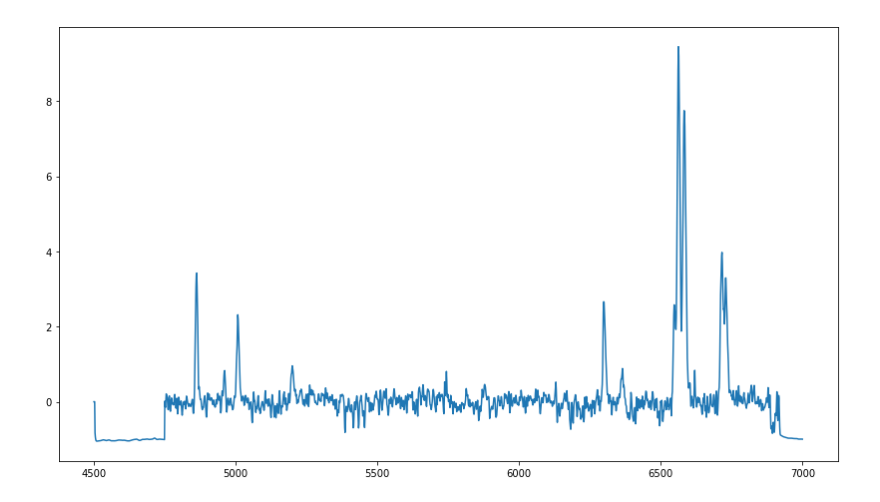
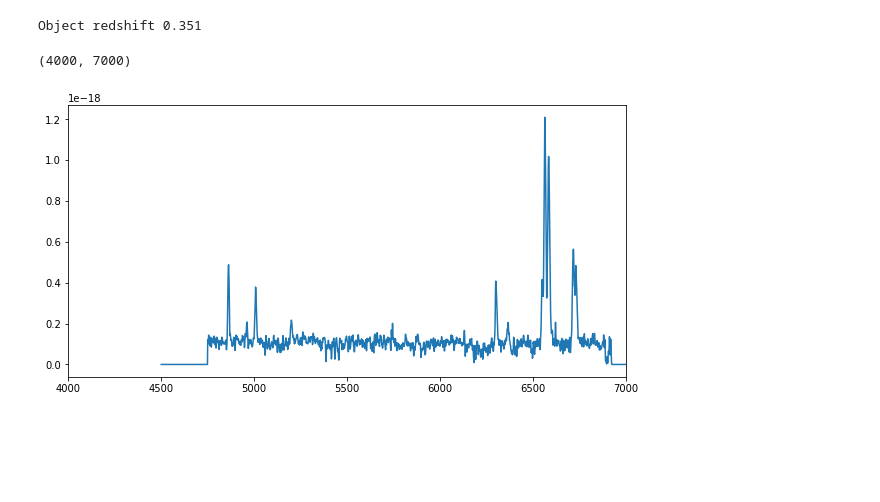
Before and after one commit to miguelverdugo/pyFADO, a Jupyter notebook: notebooks/example_pyFADO.ipynb, the cells around one changed output. Saved outputs shown, nothing was run; the diff lists cells and outputs as text; code cells hidden in the pictures; blank space fills up the shorter version.

```diff
--- a/notebooks/example_pyFADO.ipynb
+++ b/notebooks/example_pyFADO.ipynb
@@ -45,5 +5,20 @@ fado.plot_model_spectrum(wmin=4500,wmax=7000)
-# %%
-plt.figure(figsize=(14,8))
-fado.plot_residual(wmin=4500,wmax=7000)
-# %% [output]
-[figure, removed]
+# %%
+spec_name = "spec_wcs1d_p17q10_new_der.fits.output3"
+path = "/home/mverdugo/MyCodes/pyFADO/data"
+path = os.path.join(path,spec_name)
+fado  = pyfado.FadoLoad(path)
+# %%
+print("Object redshift", fado.redshift)
+# %% [output]
+Object redshift 0.351
+# %%
+oned = pyfado.OneD(fado)
+# %%
+sp1 = oned.spectrum(row_name="observed")
+
+fig = plt.figure(figsize=(10,5))
+plt.plot(sp1.wavelength, sp1.flux)
+plt.xlim(4000,7000)
+# %% [output]
+(4000, 7000)
+[figure, added]
```
Also changed, not shown: parts of 18 cells of this notebook, 1 other file.
